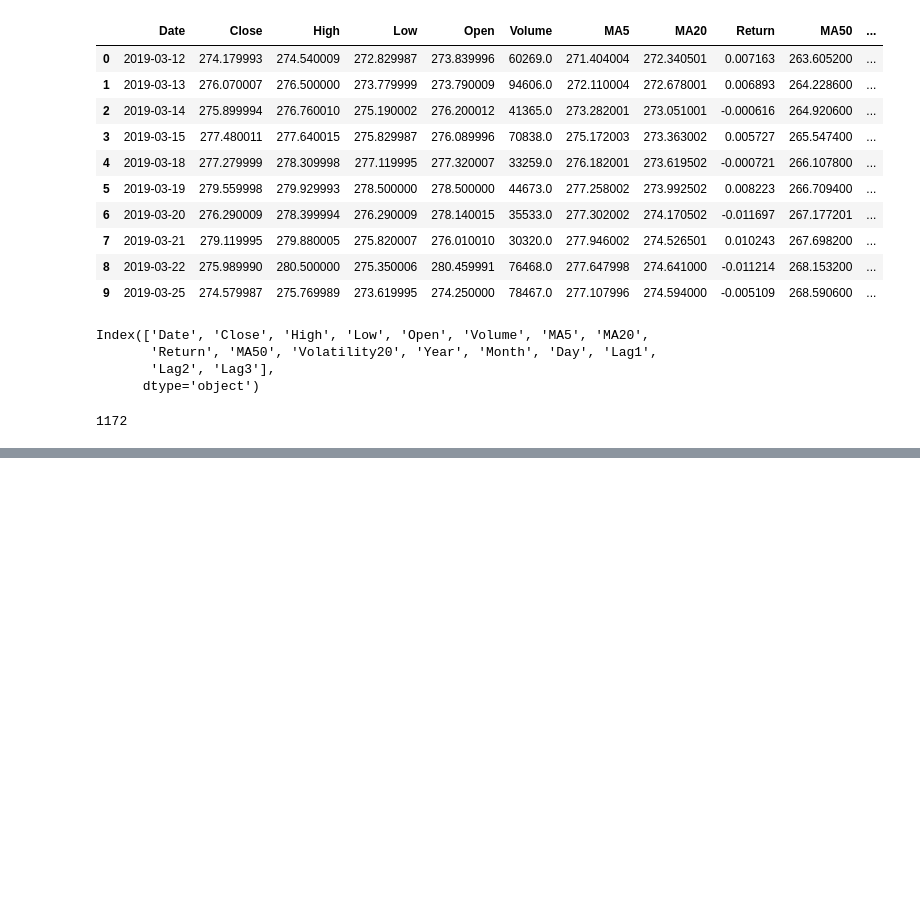
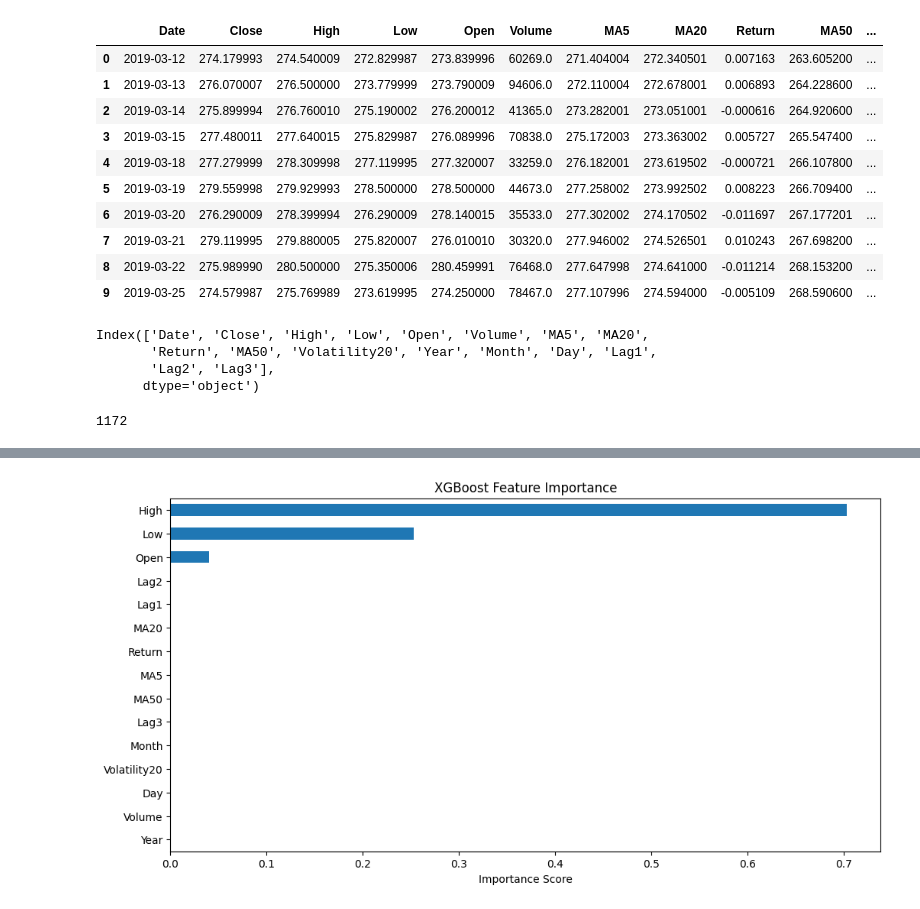
Before and after one commit to jblcky/stock_price_prediction, a Jupyter notebook: notebooks/model_training.ipynb, the cells around one changed output, grey strips where cells are left out. Saved outputs shown, nothing was run; the diff lists cells and outputs as text; code cells hidden in the pictures; blank space fills up the shorter version.

```diff
--- a/notebooks/model_training.ipynb
+++ b/notebooks/model_training.ipynb
@@ -58,0 +62,4 @@ y_train, y_test = y.iloc[:train_size], y.iloc[train_size:]
+# %%
+model = xgb.XGBRegressor(n_estimators=100, max_depth=3, tree_method='hist', random_state=42)
+# %%
+model.fit(X_train, y_train)
@@ -58,0 +78,12 @@ y_train, y_test = y.iloc[:train_size], y.iloc[train_size:]
+# %%
+# Get feature importance from XGBoost
+importance = model.feature_importances_
+feature_names = X_train.columns
+# %%
+# Convert to Series for easier plotting
+importance_series = pd.Series(importance, index=feature_names)
+importance_series.sort_values().plot(kind='barh', figsize=(12,6), title='XGBoost Feature Importance')
+plt.xlabel("Importance Score")
+plt.show()
+# %% [output]
+[figure, added]
```
Also changed, not shown: parts of 2 cells of this notebook.
